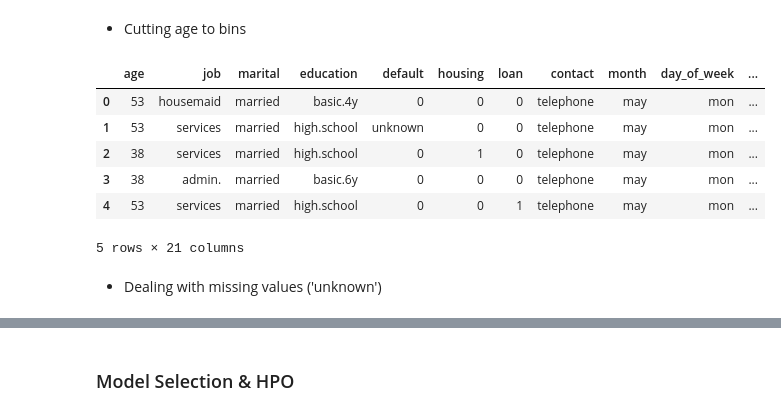
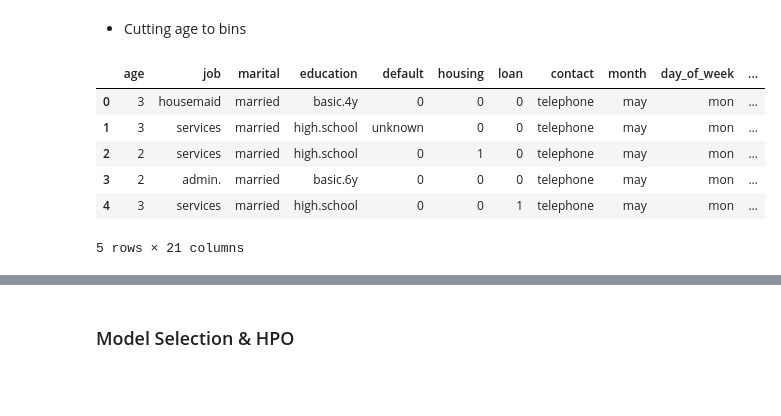
Before and after one commit to alsing/Bank-Marketing-UCI, a Jupyter notebook: notebooks/Model.ipynb, the cells around one changed output, grey strips where cells are left out. Cells and saved outputs as stored; diff of their text form; code cells hidden in the pictures; blank space fills up the shorter version.

```diff
--- a/notebooks/Model.ipynb
+++ b/notebooks/Model.ipynb
@@ -79,19 +71,18 @@ bank_data.drop(columns='duration', inplace=True)
 # %%
 def make_bins(data, feature, label_names, cut_points):
     data[feature] = pd.cut(data[feature], cut_points, labels=label_names)
 
 
-labels = [24, 38, 53, 68]
+labels = [1, 2, 3, 4]
 cut_pts = [16, 30, 45, 60, 98]
 make_bins(bank_data, 'age', labels, cut_pts)
+bank_data['age'] = bank_data['age'].astype('int8')
 bank_data.head()
 # %% [output]
 |  | age | job | marital | education | default | housing | loan | contact | month | day_of_week | ... |
-| 0 | 53 | housemaid | married | basic.4y | 0 | 0 | 0 | telephone | may | mon | ... |
-| 1 | 53 | services | married | high.school | unknown | 0 | 0 | telephone | may | mon | ... |
-| 2 | 38 | services | married | high.school | 0 | 1 | 0 | telephone | may | mon | ... |
-| 3 | 38 | admin. | married | basic.6y | 0 | 0 | 0 | telephone | may | mon | ... |
-| 4 | 53 | services | married | high.school | 0 | 0 | 1 | telephone | may | mon | ... |
+| 0 | 3 | housemaid | married | basic.4y | 0 | 0 | 0 | telephone | may | mon | ... |
+| 1 | 3 | services | married | high.school | unknown | 0 | 0 | telephone | may | mon | ... |
+| 2 | 2 | services | married | high.school | 0 | 1 | 0 | telephone | may | mon | ... |
+| 3 | 2 | admin. | married | basic.6y | 0 | 0 | 0 | telephone | may | mon | ... |
+| 4 | 3 | services | married | high.school | 0 | 0 | 1 | telephone | may | mon | ... |
 5 rows × 21 columns
-# %% [markdown]
-* Dealing with missing values ('unknown')
```
Also changed, not shown: parts of 64 cells of this notebook.
